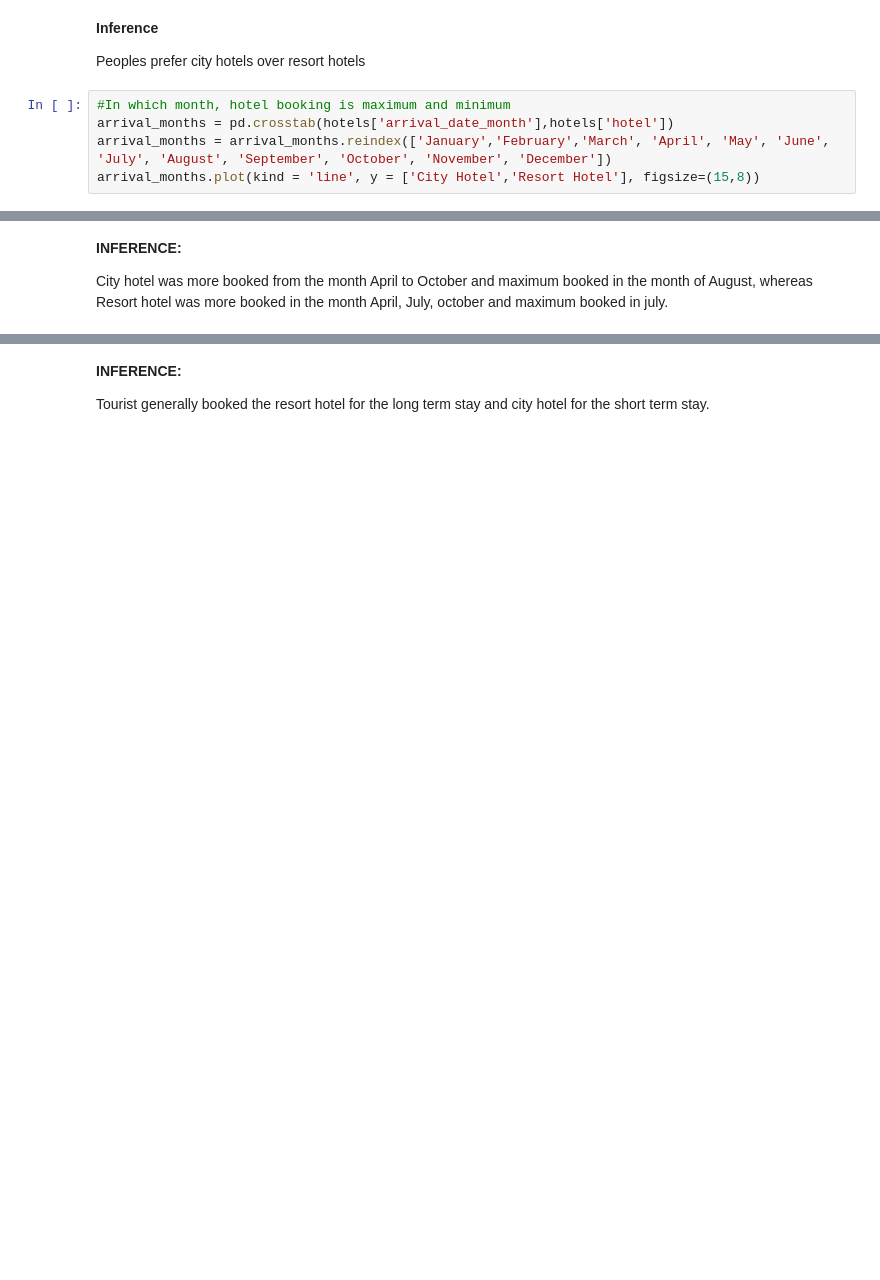
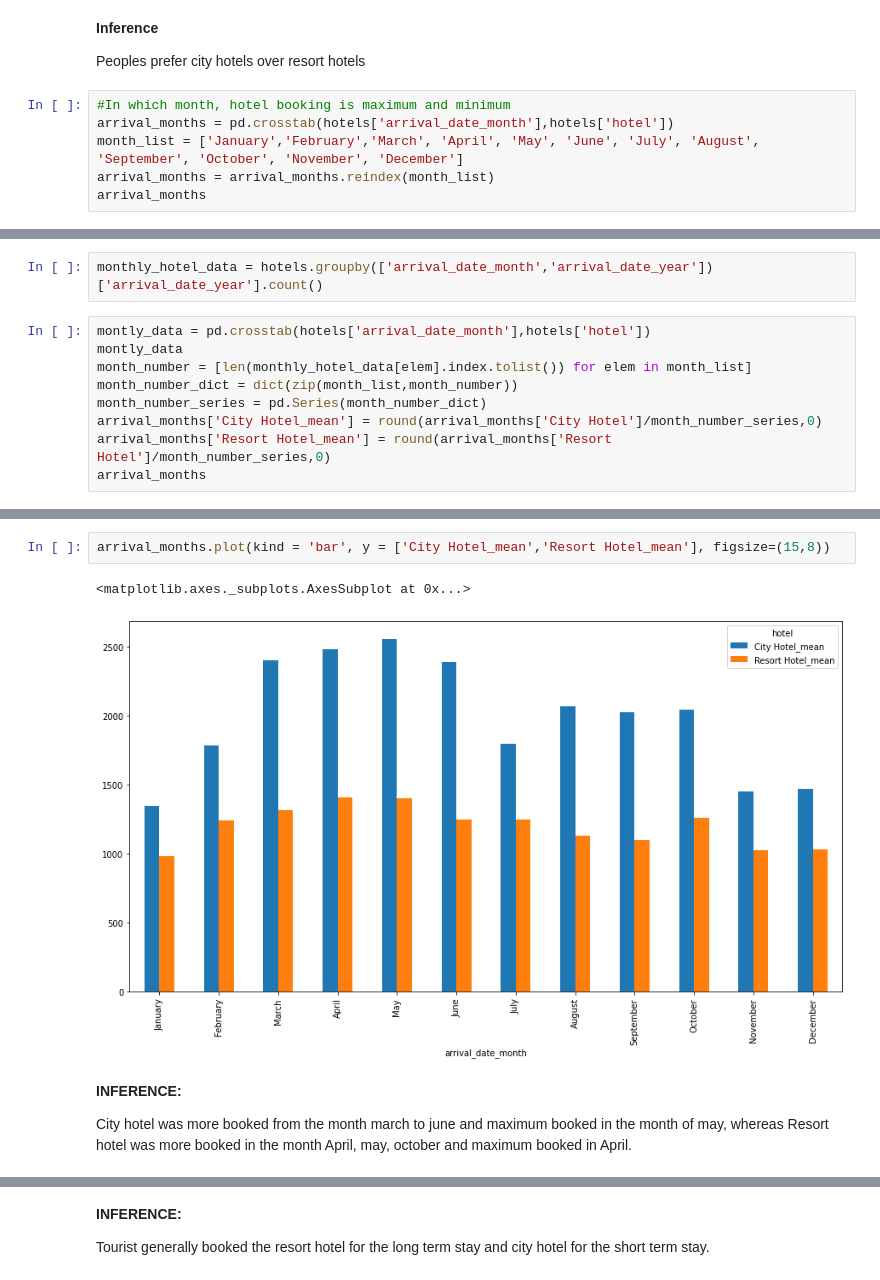
Before and after one commit to sauravkumar19/Hotel_booking_data_analysis, a Jupyter notebook: Hotel_Booking.ipynb, the cells around one changed output, grey strips where cells are left out. Drawn from its saved outputs; the diff is of its cells as text; blank space fills up the shorter version.

```diff
--- a/Hotel_Booking.ipynb
+++ b/Hotel_Booking.ipynb
@@ -240,6 +243,7 @@ Peoples prefer city hotels over resort hotels
 # %%
 #In which month, hotel booking is maximum and minimum
 arrival_months = pd.crosstab(hotels['arrival_date_month'],hotels['hotel'])
-arrival_months = arrival_months.reindex(['January','February','March', 'April', 'May', 'June', 'July', 'August', 'September', 'October', 'November', 'December'])
-arrival_months.plot(kind = 'line', y = ['City Hotel','Resort Hotel'], figsize=(15,8))
+month_list = ['January','February','March', 'April', 'May', 'June', 'July', 'August', 'September', 'October', 'November', 'December']
+arrival_months = arrival_months.reindex(month_list)
+arrival_months
 # %% [output]
@@ -247,0 +264,11 @@ arrival_months.plot(kind = 'line', y = ['City Hotel','Resort Hotel'], figsize=(1
+# %%
+monthly_hotel_data = hotels.groupby(['arrival_date_month','arrival_date_year'])['arrival_date_year'].count()
+# %%
+montly_data = pd.crosstab(hotels['arrival_date_month'],hotels['hotel'])
+montly_data
+month_number = [len(monthly_hotel_data[elem].index.tolist()) for elem in month_list]
+month_number_dict = dict(zip(month_list,month_number))
+month_number_series = pd.Series(month_number_dict)
+arrival_months['City Hotel_mean'] = round(arrival_months['City Hotel']/month_number_series,0)
+arrival_months['Resort Hotel_mean'] = round(arrival_months['Resort Hotel']/month_number_series,0)
+arrival_months
@@ -248,7 +290,12 @@ arrival_months.plot(kind = 'line', y = ['City Hotel','Resort Hotel'], figsize=(1
+# %%
+arrival_months.plot(kind = 'bar', y = ['City Hotel_mean','Resort Hotel_mean'], figsize=(15,8))
+# %% [output]
+<matplotlib.axes._subplots.AxesSubplot at 0x...>
+[figure, added]
 # %% [markdown]
 **INFERENCE:**
 
-City hotel was more booked from the month April to October and maximum booked in the month of August, whereas Resort hotel was more booked in the month April, July, october and maximum booked in july.
+City hotel was more booked from the month march to june and maximum booked in the month of may, whereas Resort hotel was more booked in the month April, may, october and maximum booked in April.
 # %%
 # Requried parking space
 parking_space = pd.crosstab(hotels['required_car_parking_spaces'],hotels['hotel'])
```
Also changed, not shown: parts of 91 cells of this notebook.
